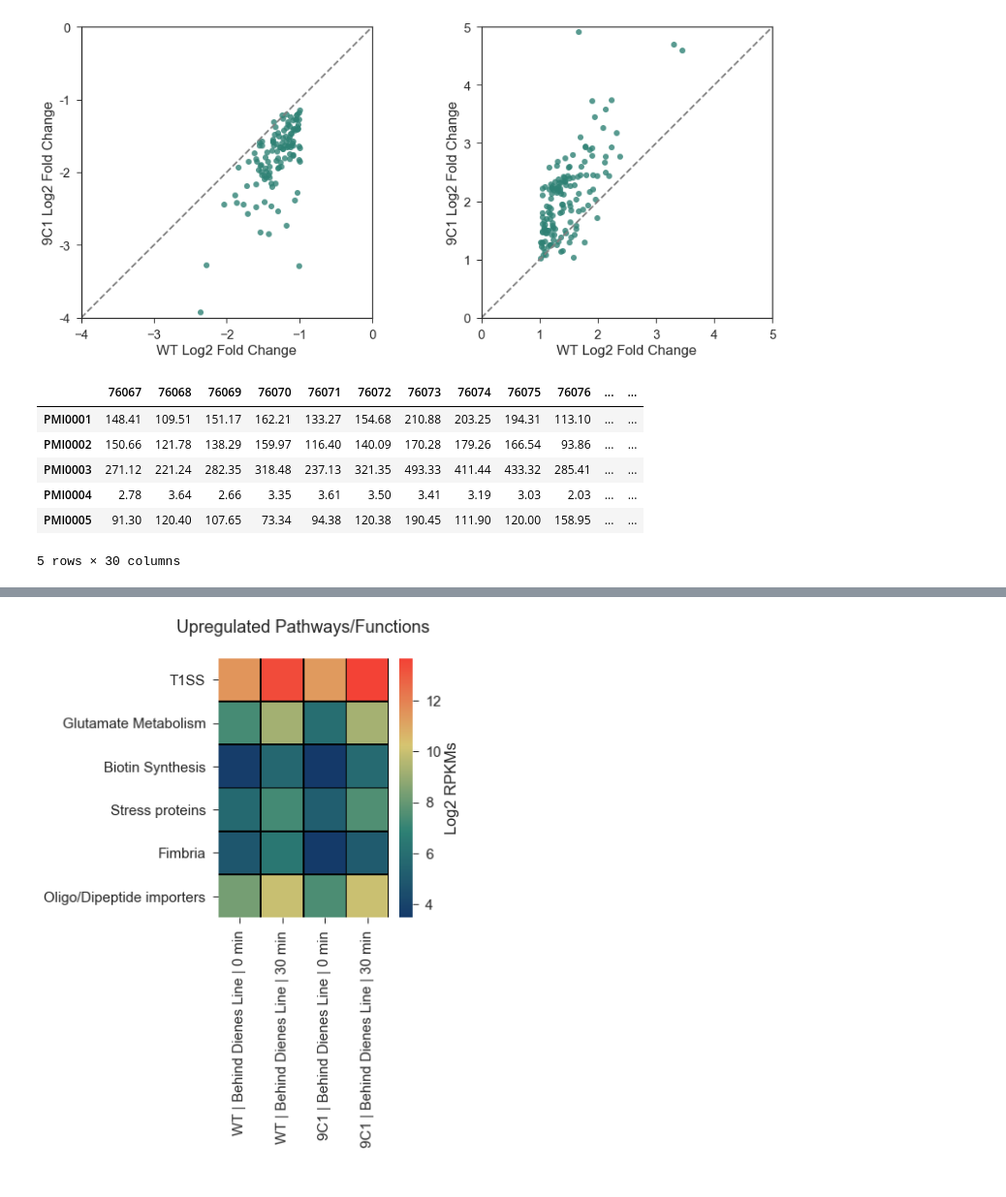
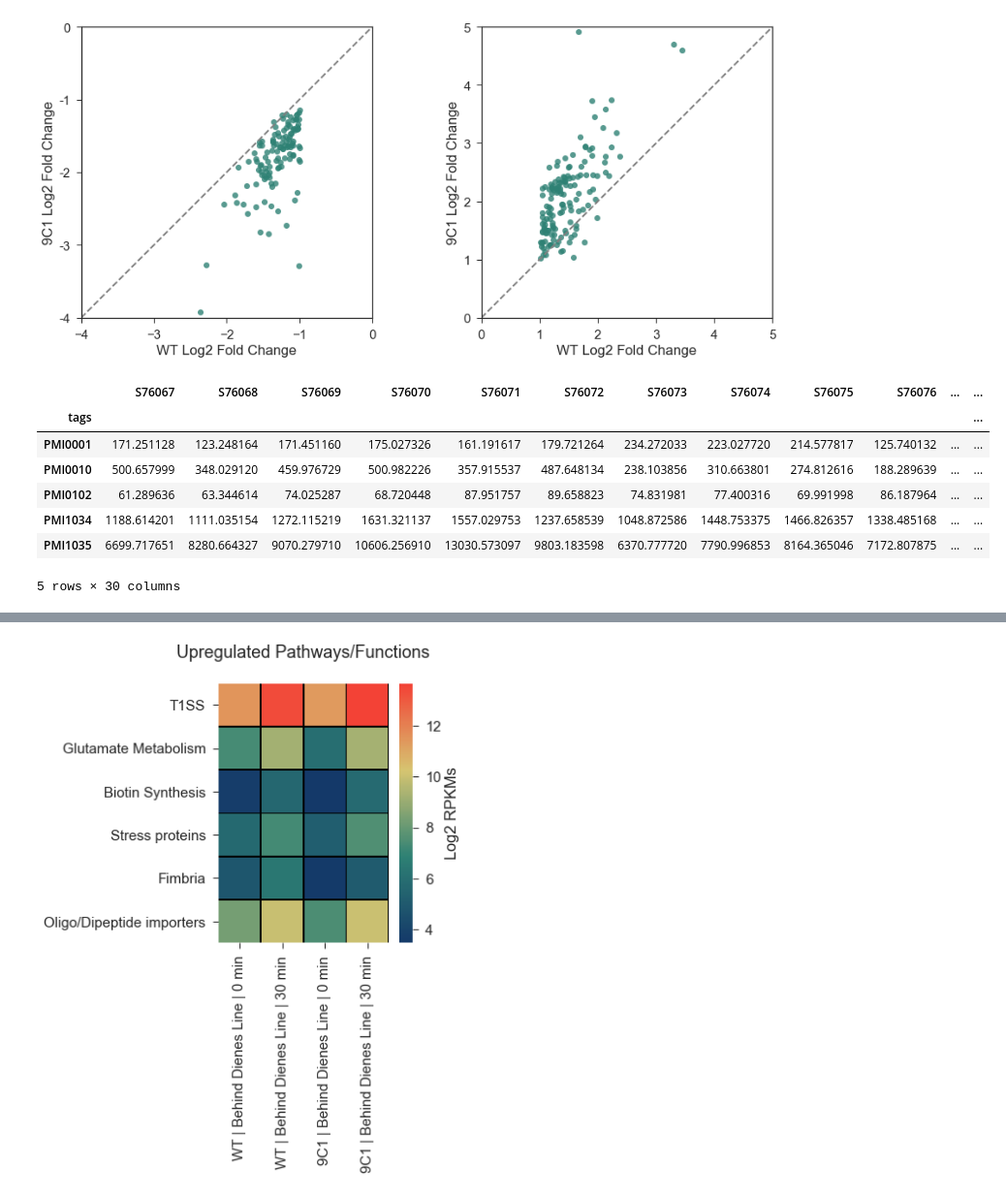
Before and after one commit to ASintsova/spatial_dynamics_of_gene_expression_in_response_to_T6SS_attack, a Jupyter notebook: lib/figure_6.ipynb, the cells around one changed output, grey strips where cells are left out. Shown at 97% size. Saved outputs shown, nothing was run; the diff lists cells and outputs as text; code cells hidden in the pictures.

```diff
--- a/lib/figure_6.ipynb
+++ b/lib/figure_6.ipynb
@@ -288,10 +283,11 @@ down = {
-# %%
-rpkms.head()
-# %% [output]
-|  | 76067 | 76068 | 76069 | 76070 | 76071 | 76072 | 76073 | 76074 | 76075 | 76076 | ... | ... |
-| PMI0001 | 148.41 | 109.51 | 151.17 | 162.21 | 133.27 | 154.68 | 210.88 | 203.25 | 194.31 | 113.10 | ... | ... |
-| PMI0002 | 150.66 | 121.78 | 138.29 | 159.97 | 116.40 | 140.09 | 170.28 | 179.26 | 166.54 | 93.86 | ... | ... |
-| PMI0003 | 271.12 | 221.24 | 282.35 | 318.48 | 237.13 | 321.35 | 493.33 | 411.44 | 433.32 | 285.41 | ... | ... |
-| PMI0004 | 2.78 | 3.64 | 2.66 | 3.35 | 3.61 | 3.50 | 3.41 | 3.19 | 3.03 | 2.03 | ... | ... |
-| PMI0005 | 91.30 | 120.40 | 107.65 | 73.34 | 94.38 | 120.38 | 190.45 | 111.90 | 120.00 | 158.95 | ... | ... |
-5 rows × 30 columns
+# %%
+cnts.head() #TPMs
+# %% [output]
+|  | S76067 | S76068 | S76069 | S76070 | S76071 | S76072 | S76073 | S76074 | S76075 | S76076 | ... | ... |
+| tags |  |  |  |  |  |  |  |  |  |  |  | ... |
+| PMI0001 | 171.251128 | 123.248164 | 171.451160 | 175.027326 | 161.191617 | 179.721264 | 234.272033 | 223.027720 | 214.577817 | 125.740132 | ... | ... |
+| PMI0010 | 500.657999 | 348.029120 | 459.976729 | 500.982226 | 357.915537 | 487.648134 | 238.103856 | 310.663801 | 274.812616 | 188.289639 | ... | ... |
+| PMI0102 | 61.289636 | 63.344614 | 74.025287 | 68.720448 | 87.951757 | 89.658823 | 74.831981 | 77.400316 | 69.991998 | 86.187964 | ... | ... |
+| PMI1034 | 1188.614201 | 1111.035154 | 1272.115219 | 1631.321137 | 1557.029753 | 1237.658539 | 1048.872586 | 1448.753375 | 1466.826357 | 1338.485168 | ... | ... |
+| PMI1035 | 6699.717651 | 8280.664327 | 9070.279710 | 10606.256910 | 13030.573097 | 9803.183598 | 6370.777720 | 7790.996853 | 8164.365046 | 7172.807875 | ... | ... |
+5 rows × 30 columns
```
Also changed, not shown: parts of 15 cells of this notebook, 1 other file.
